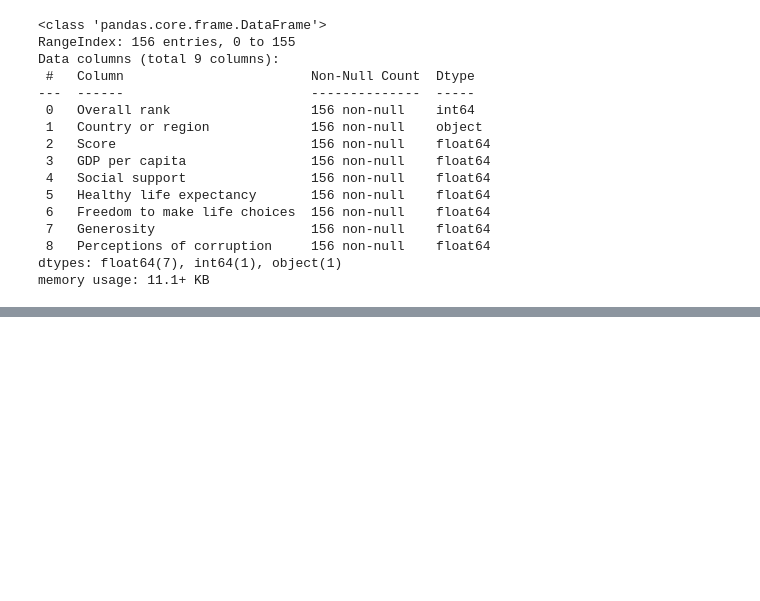
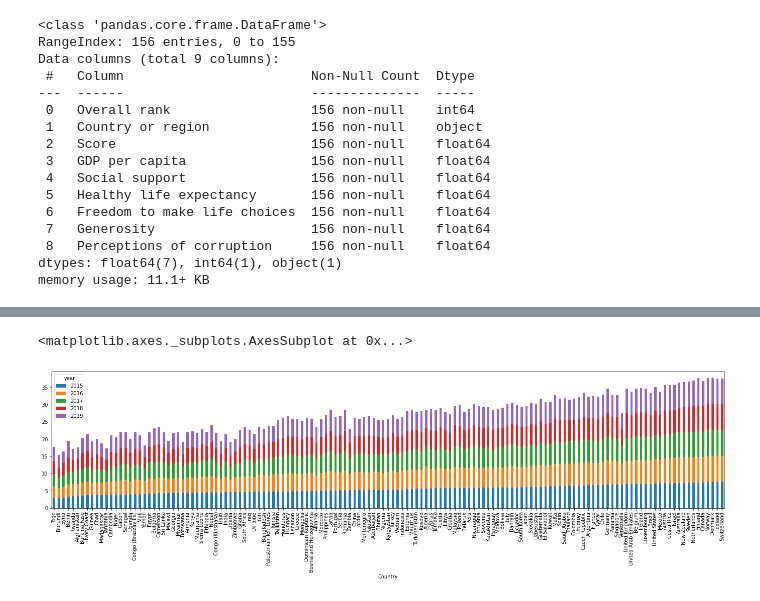
Before and after one commit to sumankumar1/python, a Jupyter notebook: Data Science - World Happiness Report/notebook.ipynb, the cells around one changed output, grey strips where cells are left out. Saved outputs shown, nothing was run; the diff lists cells and outputs as text; code cells hidden in the pictures; blank space fills up the shorter version.

```diff
--- a/Data Science - World Happiness Report/notebook.ipynb
+++ b/Data Science - World Happiness Report/notebook.ipynb
@@ -239,0 +363,5 @@ array([[<matplotlib.axes._subplots.AxesSubplot object at 0x...>,
+# %%
+score_year_pattern.sort_values(by=2015).plot.bar(figsize=(24,5),stacked=True,rot=90)
+# %% [output]
+<matplotlib.axes._subplots.AxesSubplot at 0x...>
+[figure, added]
```
Also changed, not shown: parts of 29 cells of this notebook.
